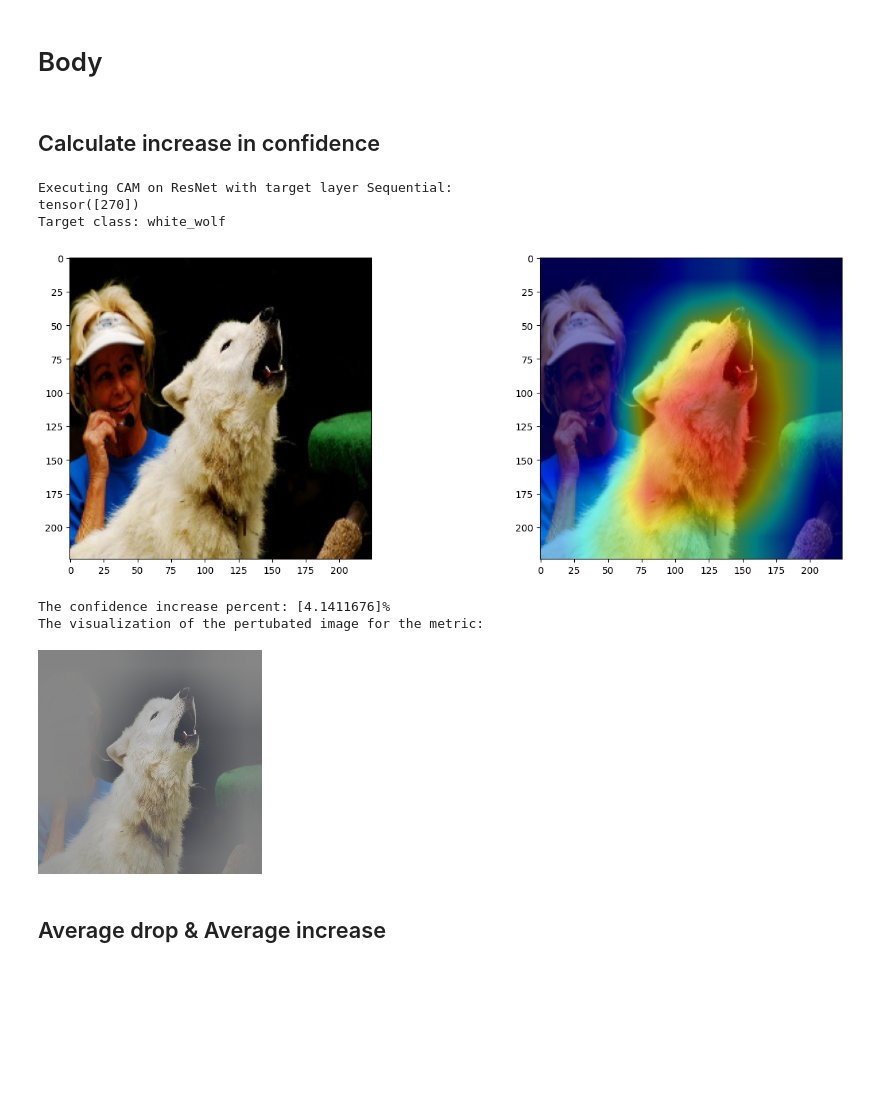
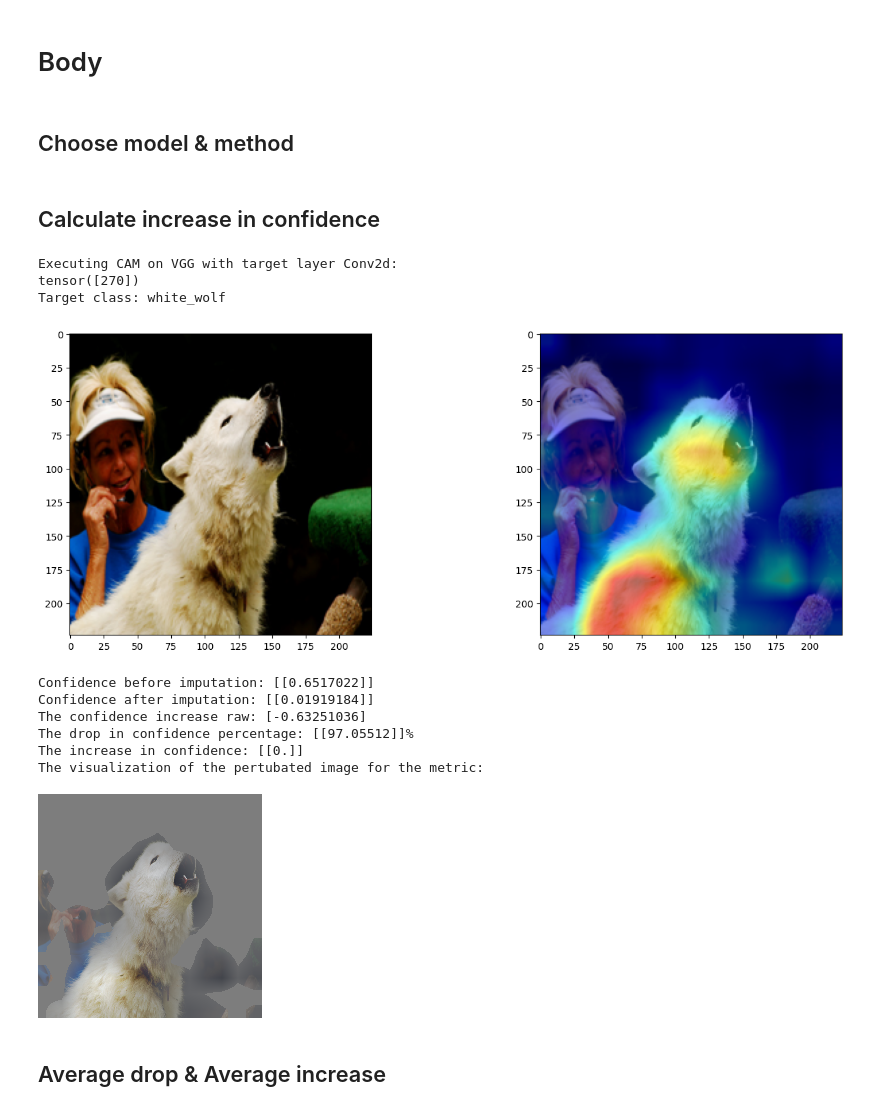
Before and after one commit to quannguyen2153/cam-combination, a Jupyter notebook: tutorials/evaluation.ipynb, the cells around one changed output. Saved outputs shown, nothing was run; the diff lists cells and outputs as text; code cells hidden in the pictures; blank space fills up the shorter version.

Commit message:
final evaluation.ipynb with average drop and average increase metrics

```diff
--- a/tutorials/evaluation.ipynb
+++ b/tutorials/evaluation.ipynb
@@ -147,44 +210,67 @@ labels = json.load(open("../pytorch_grad_cam/utils/imagenet_class_index.json"))
 # %% [markdown]
 # Body
+# %% [markdown]
+## Choose model & method
+# %%
+model = models.vgg16(weights=models.VGG16_Weights.DEFAULT).eval()
+target_layers = [model.features[28]]
+
+cam_type = CAMType.GRAD_CAM_PLUS_PLUS
 # %% [markdown]
 ## Calculate increase in confidence
 # %%
-model = models.resnet50(pretrained=True).eval()
-target_layers = [model.layer4]
-
-cam_type = CAMType.GRAD_CAM
 img_path = "../images/ILSVRC2012_val_00000091.JPEG"
 gray_scale, input_tensor = execute_cam(img_path=img_path, model=model, target_layers=target_layers, cam_type=cam_type)
 rgb_img = Image.open(img_path).convert('RGB')
 rgb_img = np.array(rgb_img.resize((224, 224))) / 255.0
 img_saliency = show_cam_on_image(rgb_img, gray_scale[0, :], use_rgb=True)
 
 fig, axes = plt.subplots(1, 2, figsize=(15, 5))
 axes[0].imshow(rgb_img)
 axes[1].imshow(img_saliency)
 
 plt.tight_layout()
 plt.show()
 # %% [output]
-Executing CAM on ResNet with target layer Sequential:
+Executing CAM on VGG with target layer Conv2d:
 tensor([270])
 Target class: white_wolf
-[figure, old version]
+[figure, new version]
 # %%
+# Add threshold
+threshold = np.percentile(gray_scale, 50)
+
+gray_scale[gray_scale < threshold] = 0
+# gray_scale = gray_scale > threshold
+
 predicted_class = model(input_tensor).max(1)[-1]
-targets = [ClassifierOutputTarget(predicted_class)]
+# targets = [ClassifierOutputTarget(predicted_class)]
+targets = [ClassifierOutputSoftmaxTarget(predicted_class)]
 cam_metric = CamMultImageConfidenceChange()
-scores, visualizations = cam_metric(input_tensor, gray_scale, targets, model, return_visualization=True)
+scores, scores_before, scores_after, visualizations = cam_metric(input_tensor, gray_scale, targets, model, return_visualization=True)
 score = scores[0]
 visualization = visualizations[0].cpu().numpy().transpose((1, 2, 0))
 visualization = deprocess_image(visualization)
-print(f"The confidence increase percent: {score}%")
+drop_in_conf_metric = DropInConfidence()
+increase_in_conf_metric = IncreaseInConfidence()
+drop_in_conf = drop_in_conf_metric(input_tensor, gray_scale, targets, model)
+increase_in_conf = increase_in_conf_metric(input_tensor, gray_scale, targets, model)
+
+print(f"Confidence before imputation: {scores_before}")
+print(f"Confidence after imputation: {scores_after}")
+print(f"The confidence increase raw: {score}")
+print(f"The drop in confidence percentage: {drop_in_conf}%")
+print(f"The increase in confidence: {increase_in_conf}")
 print("The visualization of the pertubated image for the metric:")
 Image.fromarray(visualization)
 # %% [output]
-The confidence increase percent: [4.1411676]%
+Confidence before imputation: [[0.6517022]]
+Confidence after imputation: [[0.01919184]]
+The confidence increase raw: [-0.63251036]
+The drop in confidence percentage: [[97.05512]]%
+The increase in confidence: [[0.]]
 The visualization of the pertubated image for the metric:
-[figure, old version]
+[figure, new version]
 # %% [markdown]
 ## Average drop & Average increase
 # %%
```
Also changed, not shown: parts of 10 cells of this notebook.
